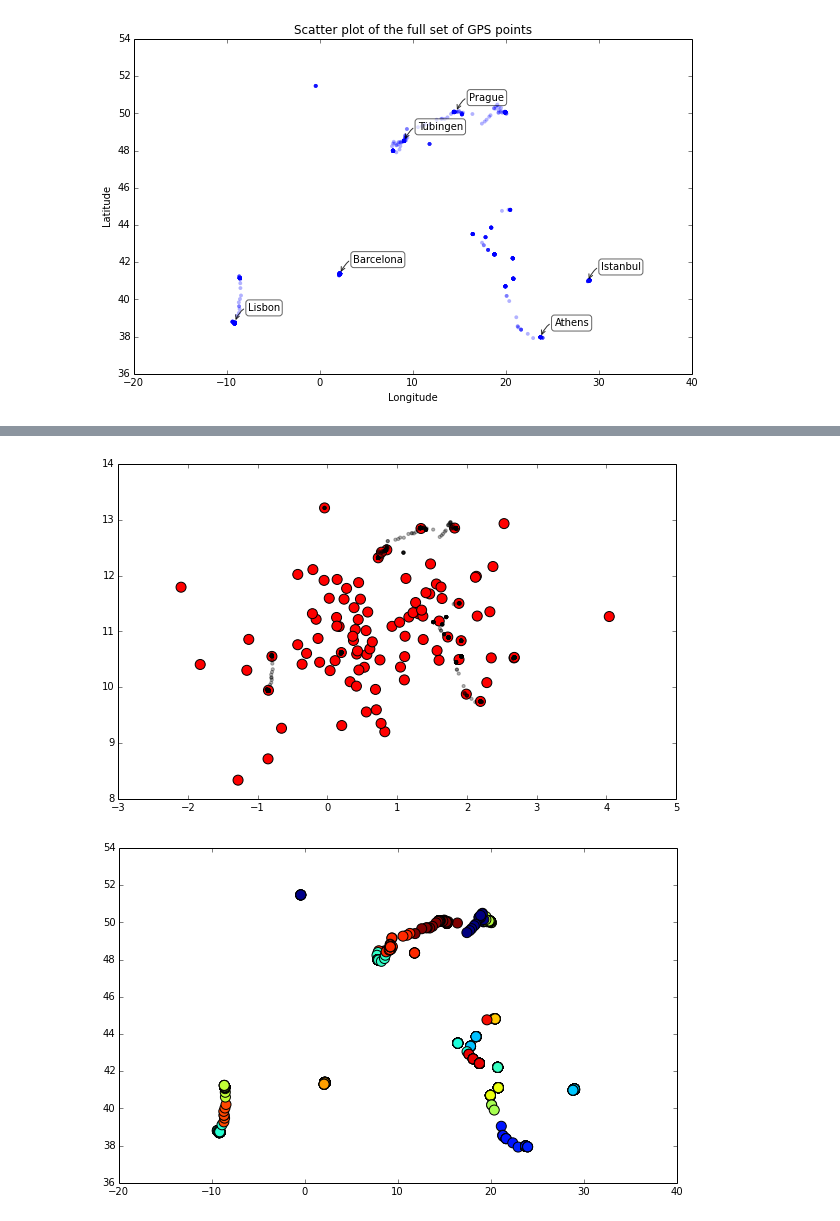
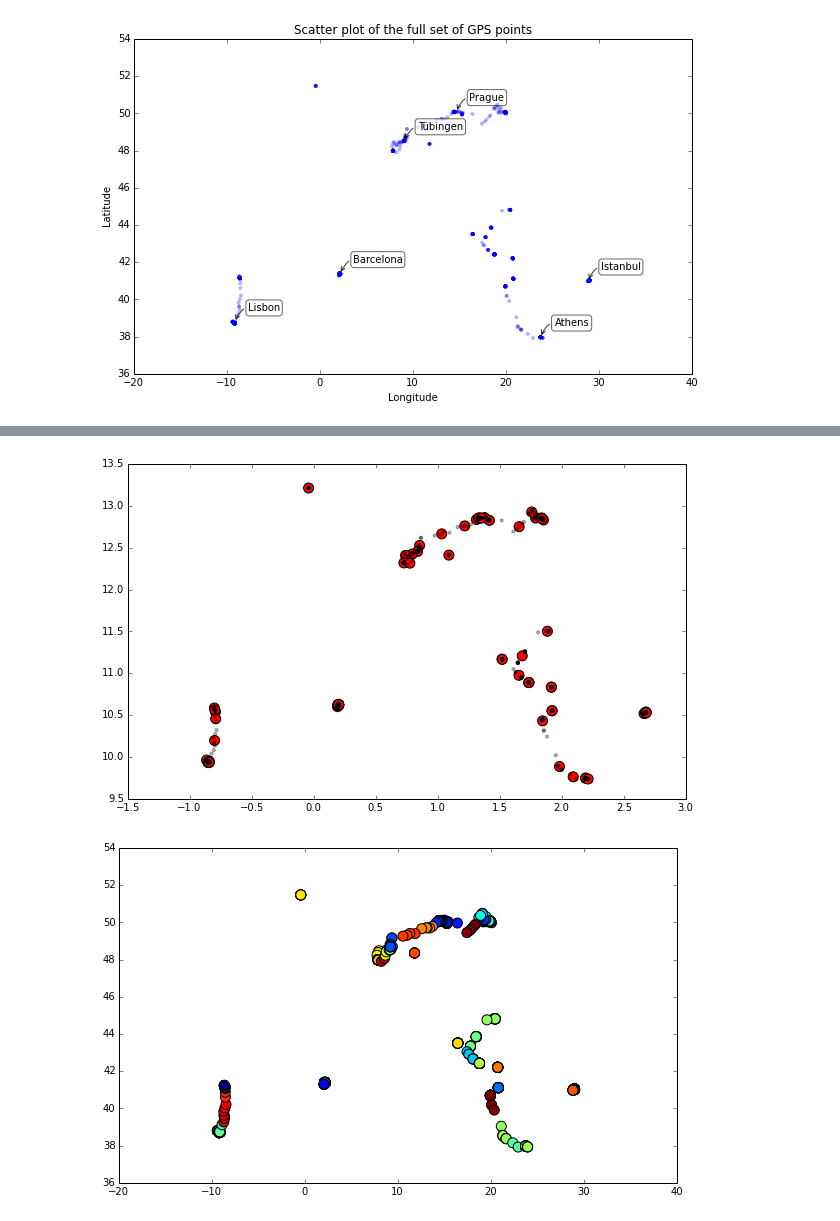
Before and after one commit to gboeing/2014-summer-travels, a Jupyter notebook: clustering-scipy-kmeans.ipynb, the cells around one changed output, grey strips where cells are left out. Saved outputs shown, nothing was run; the diff lists cells and outputs as text; code cells hidden in the pictures.

```diff
--- a/clustering-scipy-kmeans.ipynb
+++ b/clustering-scipy-kmeans.ipynb
@@ -69,25 +75,25 @@ plt.show()
 # %%
 # the kmeans2 function classifies the set of observations into k clusters using the k-means algorithm
 # returns a k by N array of centroids found at the last iteration of k-means,
 # and an index of the centroid the i'th observation is closest to
 # use optional argument minit='points' because the data is not evenly distributed
 # minit='points' will choose k observations (rows) at random from data for the initial centroids
-cluster_centroids2, closest_centroids = kmeans2(w, k, iter=i)
+cluster_centroids2, closest_centroids = kmeans2(w, k, iter=i, minit='points')
 
 # plot the cluster centroids
 plt.figure(figsize=(10, 6), dpi=100)
 plt.scatter(cluster_centroids2[:,0], cluster_centroids2[:,1], c='r', s=100)
 plt.scatter(w[:,0], w[:,1], c='k', alpha=.3, s=10)
 plt.show()
 # %% [output]
-[figure, old version]
+[figure, new version]
 # %%
 # plot the original full data set colored by cluster - not very useful with this many clusters
 plt.figure(figsize=(10, 6), dpi=100)
 plt.scatter(coordinates[:,0], coordinates[:,1], c=closest_centroids, s=100)
 plt.show()
 # %% [output]
-[figure, old version]
+[figure, new version]
 # %%
 print 'k =', k
 print 'N =', N
```
Also changed, not shown: parts of 8 cells of this notebook, 2 other files.
